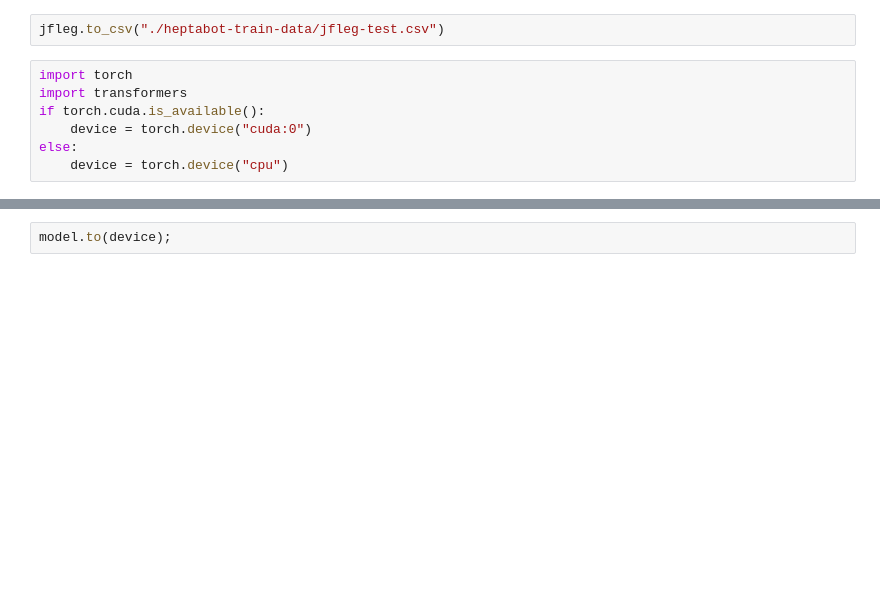
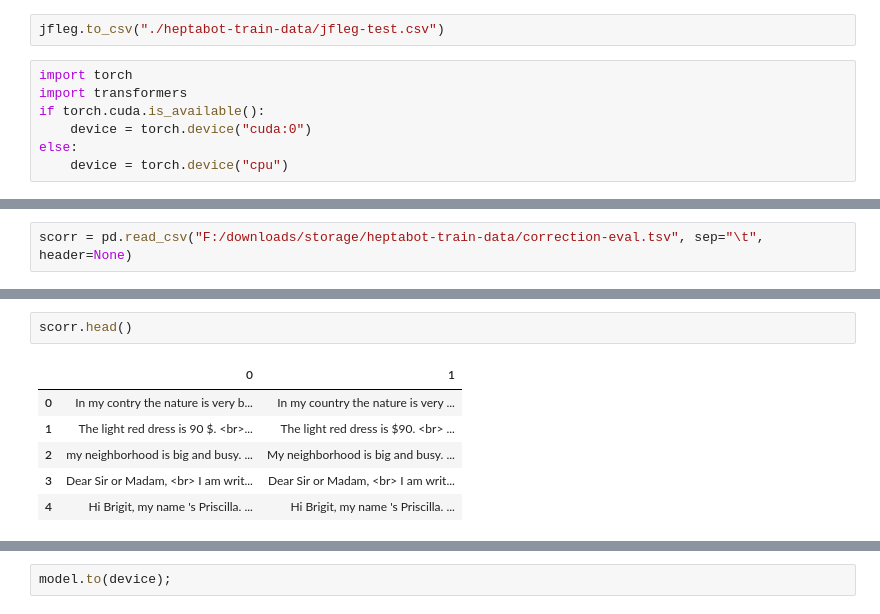
Before and after one commit to Shroedingercat/heptabot-small, a Jupyter notebook: test.ipynb, the cells around one changed output, grey strips where cells are left out. Drawn from its saved outputs; the diff is of its cells as text; blank space fills up the shorter version.

```diff
--- a/test.ipynb
+++ b/test.ipynb
@@ -49,0 +136,2 @@ model.eval;
+# %%
+scorr = pd.read_csv("F:/downloads/storage/heptabot-train-data/correction-eval.tsv", sep="\t", header=None)
@@ -49,0 +143,9 @@ model.eval;
+# %%
+scorr.head()
+# %% [output]
+|  | 0 | 1 |
+| 0 | In my contry the nature is very b... | In my country the nature is very ... |
+| 1 | The light red dress is 90 $. <br>... | The light red dress is $90. <br> ... |
+| 2 | my neighborhood is big and busy. ... | My neighborhood is big and busy. ... |
+| 3 | Dear Sir or Madam, <br> I am writ... | Dear Sir or Madam, <br> I am writ... |
+| 4 | Hi Brigit, my name 's Priscilla. ... | Hi Brigit, my name 's Priscilla. ... |
```
Also changed, not shown: parts of 20 cells of this notebook, 7 other files.
